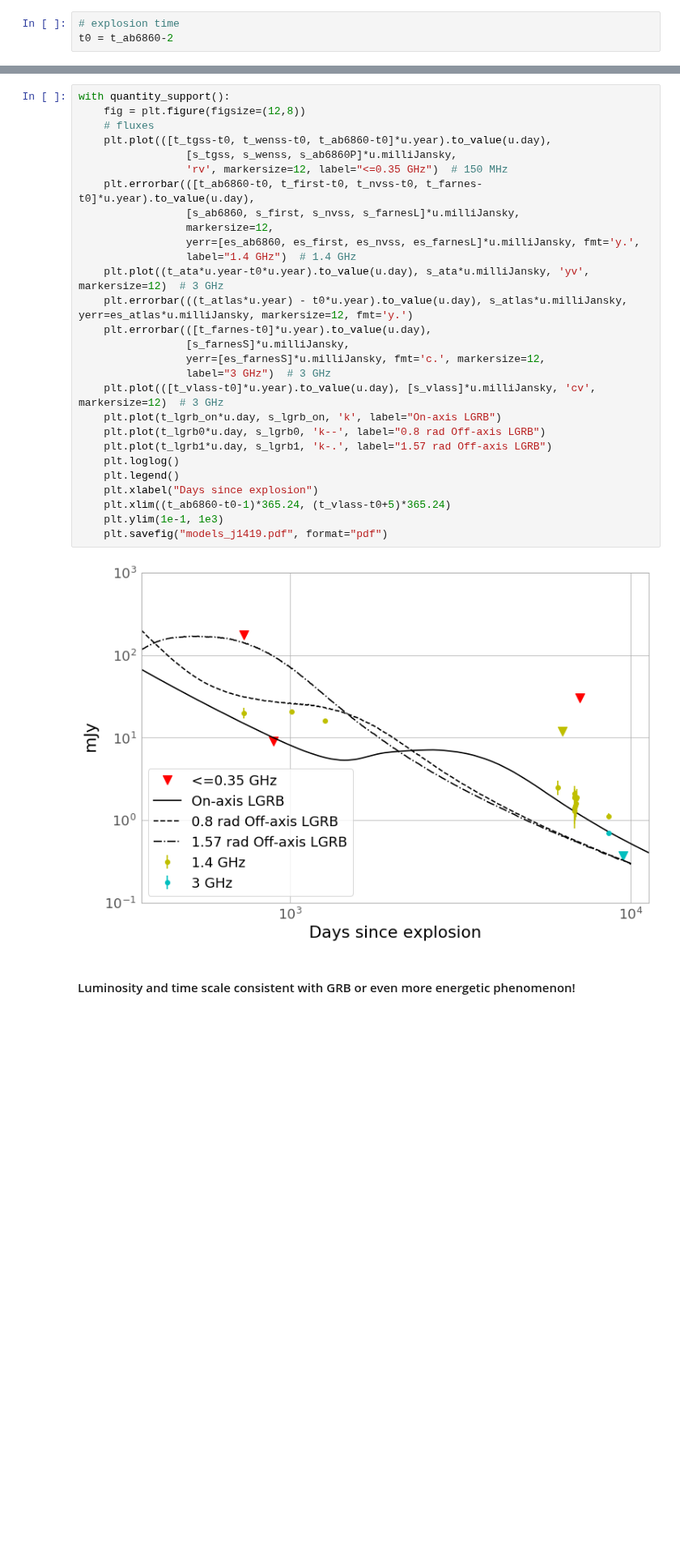
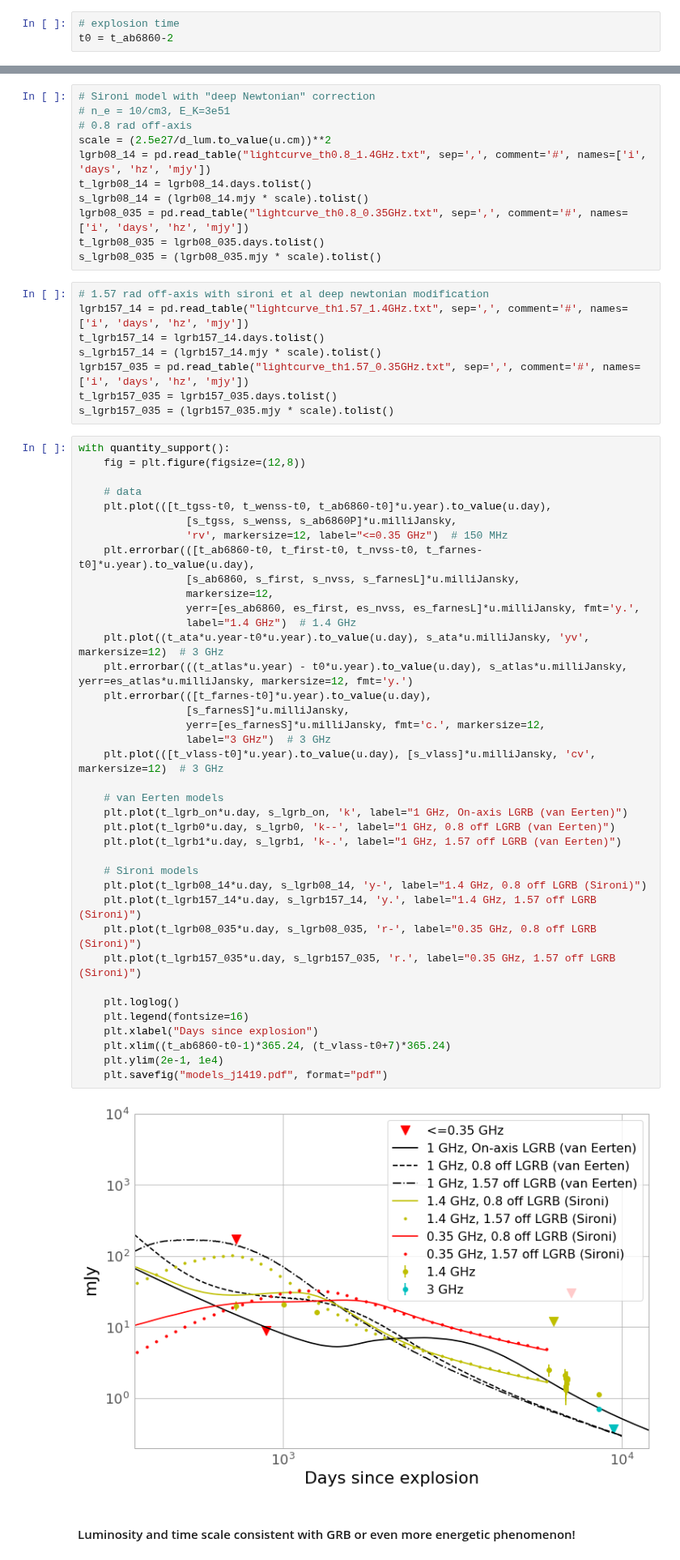
Before and after one commit to caseyjlaw/vlass_query, a Jupyter notebook: J141918.855+394036.03.ipynb, the cells around one changed output, grey strips where cells are left out. Shown at 81% size. Saved outputs shown, nothing was run; the diff lists cells and outputs as text; blank space fills up the shorter version.

Commit message:
adding sironi files and new plot

```diff
--- a/J141918.855+394036.03.ipynb
+++ b/J141918.855+394036.03.ipynb
@@ -535,35 +542,64 @@ lgrb_ctr.head()
 t_lgrb_on = lgrb_fwd.time/(24*3600)
 s_lgrb_on = 1.5e3 * (lgrb_fwd['1.00E+09'] + lgrb_ctr['1.00E+09']) / 1e-23 * u.Jansky
+# %%
+# Sironi model with "deep Newtonian" correction
+# n_e = 10/cm3, E_K=3e51
+# 0.8 rad off-axis
+scale = (2.5e27/d_lum.to_value(u.cm))**2
+lgrb08_14 = pd.read_table("lightcurve_th0.8_1.4GHz.txt", sep=',', comment='#', names=['i', 'days', 'hz', 'mjy'])
+t_lgrb08_14 = lgrb08_14.days.tolist()
+s_lgrb08_14 = (lgrb08_14.mjy * scale).tolist()
+lgrb08_035 = pd.read_table("lightcurve_th0.8_0.35GHz.txt", sep=',', comment='#', names=['i', 'days', 'hz', 'mjy'])
+t_lgrb08_035 = lgrb08_035.days.tolist()
+s_lgrb08_035 = (lgrb08_035.mjy * scale).tolist()
+# %%
+# 1.57 rad off-axis with sironi et al deep newtonian modification
+lgrb157_14 = pd.read_table("lightcurve_th1.57_1.4GHz.txt", sep=',', comment='#', names=['i', 'days', 'hz', 'mjy'])
+t_lgrb157_14 = lgrb157_14.days.tolist()
+s_lgrb157_14 = (lgrb157_14.mjy * scale).tolist()
+lgrb157_035 = pd.read_table("lightcurve_th1.57_0.35GHz.txt", sep=',', comment='#', names=['i', 'days', 'hz', 'mjy'])
+t_lgrb157_035 = lgrb157_035.days.tolist()
+s_lgrb157_035 = (lgrb157_035.mjy * scale).tolist()
 # %%
 with quantity_support():
     fig = plt.figure(figsize=(12,8))
-    # fluxes
+
+    # data
     plt.plot(([t_tgss-t0, t_wenss-t0, t_ab6860-t0]*u.year).to_value(u.day),
                  [s_tgss, s_wenss, s_ab6860P]*u.milliJansky,
                  'rv', markersize=12, label="<=0.35 GHz")  # 150 MHz
     plt.errorbar(([t_ab6860-t0, t_first-t0, t_nvss-t0, t_farnes-t0]*u.year).to_value(u.day),
                  [s_ab6860, s_first, s_nvss, s_farnesL]*u.milliJansky,
                  markersize=12,
                  yerr=[es_ab6860, es_first, es_nvss, es_farnesL]*u.milliJansky, fmt='y.',
                  label="1.4 GHz")  # 1.4 GHz
     plt.plot((t_ata*u.year-t0*u.year).to_value(u.day), s_ata*u.milliJansky, 'yv', markersize=12)  # 3 GHz
     plt.errorbar(((t_atlas*u.year) - t0*u.year).to_value(u.day), s_atlas*u.milliJansky, yerr=es_atlas*u.milliJansky, markersize=12, fmt='y.')
     plt.errorbar(([t_farnes-t0]*u.year).to_value(u.day),
                  [s_farnesS]*u.milliJansky,
                  yerr=[es_farnesS]*u.milliJansky, fmt='c.', markersize=12,
                  label="3 GHz")  # 3 GHz
     plt.plot(([t_vlass-t0]*u.year).to_value(u.day), [s_vlass]*u.milliJansky, 'cv', markersize=12)  # 3 GHz
-    plt.plot(t_lgrb_on*u.day, s_lgrb_on, 'k', label="On-axis LGRB")
-    plt.plot(t_lgrb0*u.day, s_lgrb0, 'k--', label="0.8 rad Off-axis LGRB")
-    plt.plot(t_lgrb1*u.day, s_lgrb1, 'k-.', label="1.57 rad Off-axis LGRB")
+
+    # van Eerten models
+    plt.plot(t_lgrb_on*u.day, s_lgrb_on, 'k', label="1 GHz, On-axis LGRB (van Eerten)")
+    plt.plot(t_lgrb0*u.day, s_lgrb0, 'k--', label="1 GHz, 0.8 off LGRB (van Eerten)")
+    plt.plot(t_lgrb1*u.day, s_lgrb1, 'k-.', label="1 GHz, 1.57 off LGRB (van Eerten)")
+
+    # Sironi models
+    plt.plot(t_lgrb08_14*u.day, s_lgrb08_14, 'y-', label="1.4 GHz, 0.8 off LGRB (Sironi)")
+    plt.plot(t_lgrb157_14*u.day, s_lgrb157_14, 'y.', label="1.4 GHz, 1.57 off LGRB (Sironi)")
+    plt.plot(t_lgrb08_035*u.day, s_lgrb08_035, 'r-', label="0.35 GHz, 0.8 off LGRB (Sironi)")
+    plt.plot(t_lgrb157_035*u.day, s_lgrb157_035, 'r.', label="0.35 GHz, 1.57 off LGRB (Sironi)")
+
     plt.loglog()
-    plt.legend()
+    plt.legend(fontsize=16)
     plt.xlabel("Days since explosion")
-    plt.xlim((t_ab6860-t0-1)*365.24, (t_vlass-t0+5)*365.24)
-    plt.ylim(1e-1, 1e3)
+    plt.xlim((t_ab6860-t0-1)*365.24, (t_vlass-t0+7)*365.24)
+    plt.ylim(2e-1, 1e4)
     plt.savefig("models_j1419.pdf", format="pdf")
 # %% [output]
-[figure, old version]
+[figure, new version]
 # %% [markdown]
 #### Luminosity and time scale consistent with GRB or even more energetic phenomenon!
 # %%
```
Also changed, not shown: parts of 6 cells of this notebook, 4 other files.
